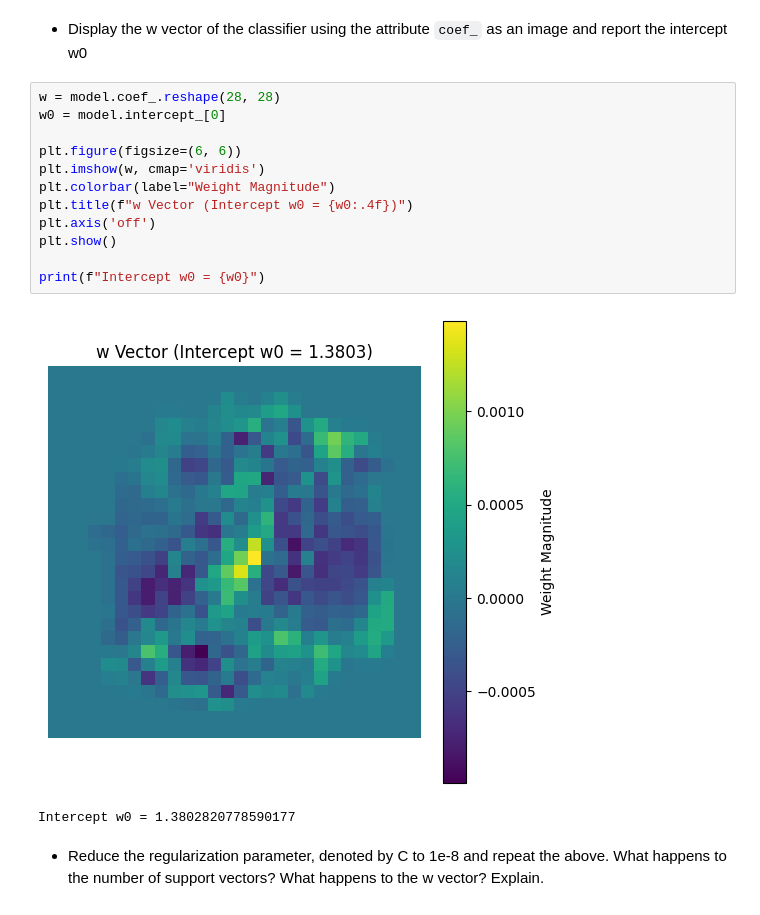
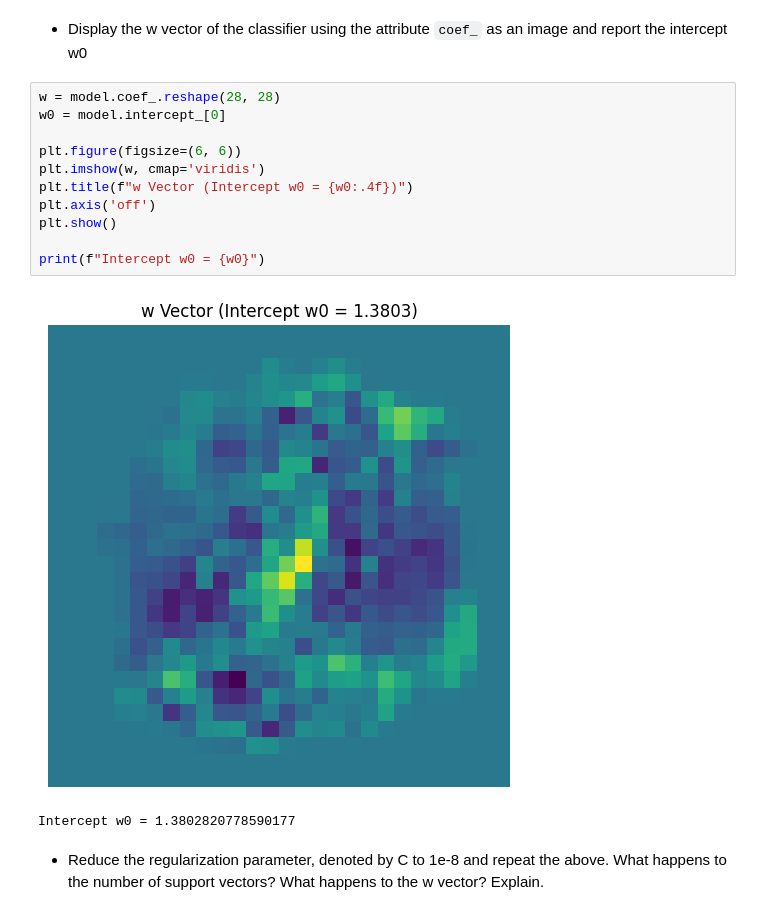
Before and after one commit to bmcano/homework-assignments, a Jupyter notebook: Machine-Learning/Project/Project.ipynb, the cells around one changed output. Cells and saved outputs as stored; diff of their text form.

```diff
--- a/Machine-Learning/Project/Project.ipynb
+++ b/Machine-Learning/Project/Project.ipynb
@@ -601,17 +642,16 @@ w0
 # %%
 w = model.coef_.reshape(28, 28)
 w0 = model.intercept_[0]
 
 plt.figure(figsize=(6, 6))
 plt.imshow(w, cmap='viridis')
-plt.colorbar(label="Weight Magnitude")
 plt.title(f"w Vector (Intercept w0 = {w0:.4f})")
 plt.axis('off')
 plt.show()
 
 print(f"Intercept w0 = {w0}")
 # %% [output]
-[figure, old version]
+[figure, new version]
 Intercept w0 = 1.3802820778590177
 # %% [markdown]
 - Reduce the regularization parameter, denoted by C to 1e-8 and repeat the above. What happens to the number of support vectors? What happens to the w vector? Explain.
```
Also changed, not shown: parts of 31 cells of this notebook.
